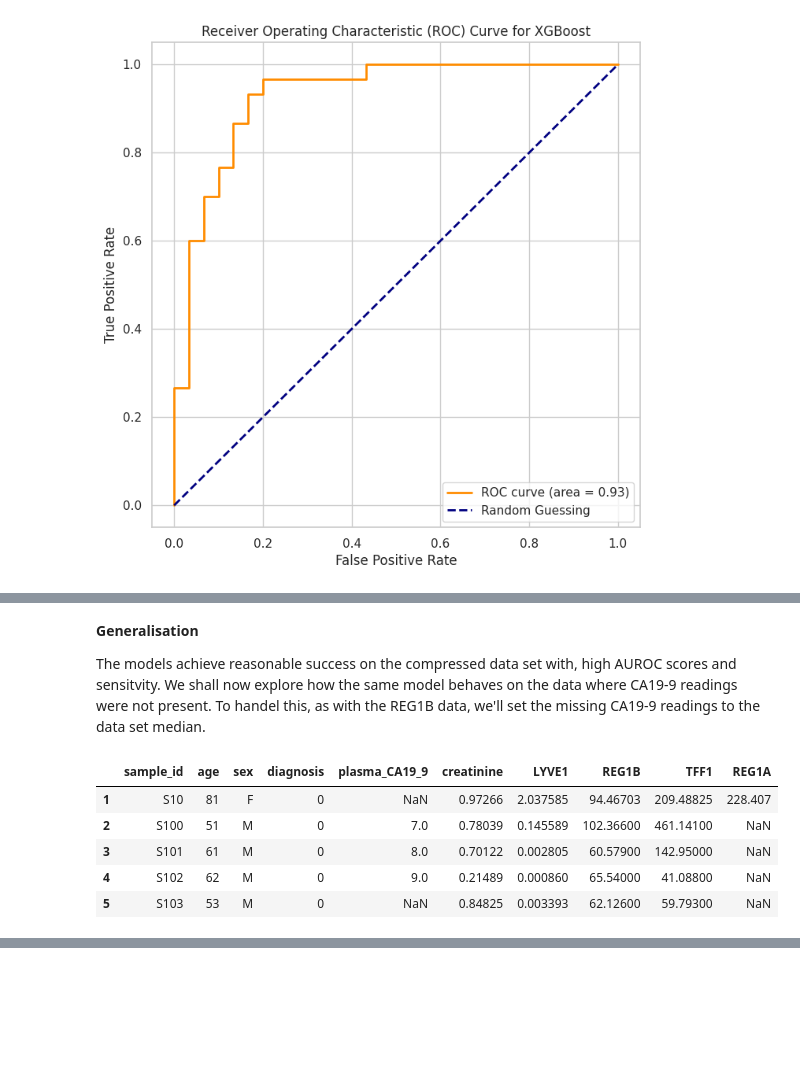
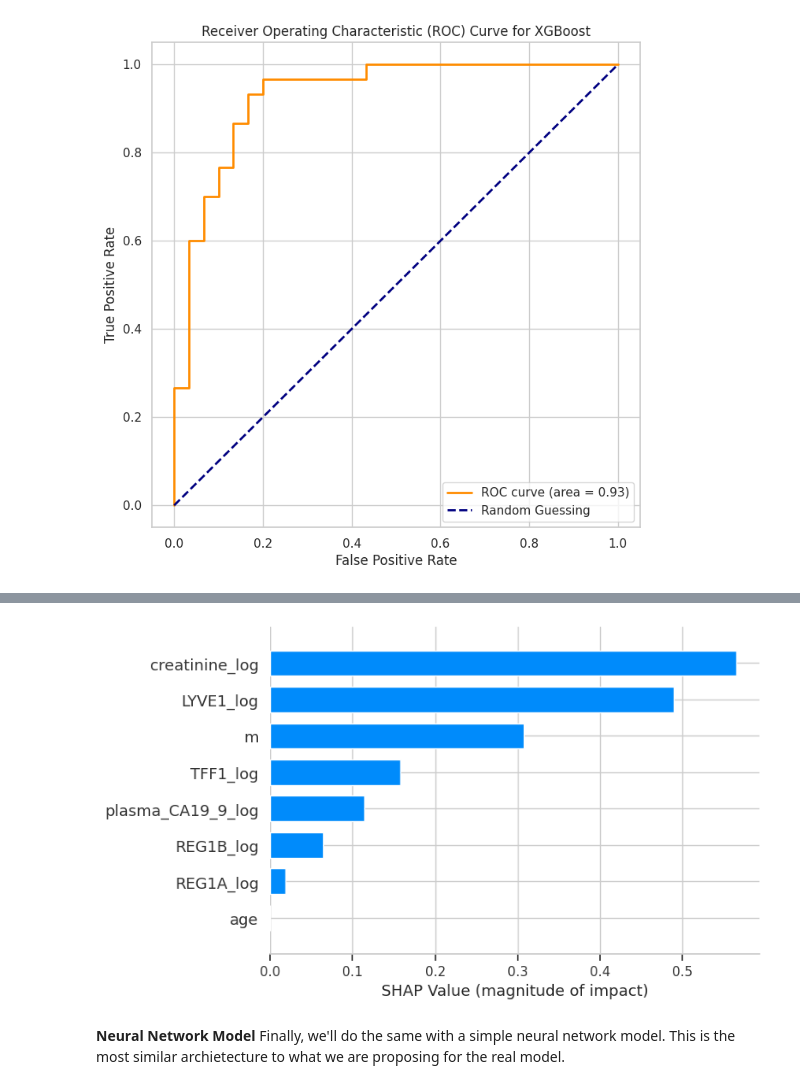
Before and after one commit to reubenleyland/3YPpancan, a Jupyter notebook: pancreatic-cancer-risk-factor.ipynb, the cells around one changed output, grey strips where cells are left out. Cells and saved outputs as stored; diff of their text form; code cells hidden in the pictures; blank space fills up the shorter version.

```diff
--- a/pancreatic-cancer-risk-factor.ipynb
+++ b/pancreatic-cancer-risk-factor.ipynb
@@ -782,14 +774,23 @@ plt.show()
-# %% [markdown]
-**Generalisation**
-
-The models achieve reasonable success on the compressed data set with, high AUROC scores and sensitvity. We shall now explore how the same model behaves on the data where CA19-9 readings were not present. To handel this, as with the REG1B data, we'll set the missing CA19-9 readings to the data set median.
-# %%
-## display the larger data set
-data.head()
-# %% [output]
-|  | sample_id | age | sex | diagnosis | plasma_CA19_9 | creatinine | LYVE1 | REG1B | TFF1 | REG1A |
-| 1 | S10 | 81 | F | 0 | NaN | 0.97266 | 2.037585 | 94.46703 | 209.48825 | 228.407 |
-| 2 | S100 | 51 | M | 0 | 7.0 | 0.78039 | 0.145589 | 102.36600 | 461.14100 | NaN |
-| 3 | S101 | 61 | M | 0 | 8.0 | 0.70122 | 0.002805 | 60.57900 | 142.95000 | NaN |
-| 4 | S102 | 62 | M | 0 | 9.0 | 0.21489 | 0.000860 | 65.54000 | 41.08800 | NaN |
-| 5 | S103 | 53 | M | 0 | NaN | 0.84825 | 0.003393 | 62.12600 | 59.79300 | NaN |
+# %%
+ #Create the explainer
+explainer = shap.Explainer(xgb_classifier, X_train)
+
+# Get SHAP values
+shap_values = explainer.shap_values(X_test)
+
+# Get feature importance order
+feature_importance = np.abs(shap_values).mean(axis=0)
+feature_order = np.argsort(feature_importance)[::-1]
+sorted_feature_names = X_test.columns[feature_order]
+
+# Plot the SHAP summary plot for all features
+plt.figure(figsize=(10, 9))
+shap.summary_plot(shap_values[:, feature_order], X_test[sorted_feature_names], feature_names=sorted_feature_names, plot_type='bar', show=False)
+
+
+plt.xlabel('SHAP Value (magnitude of impact)')
+plt.savefig('SHAP_XGB.png')
+
+# Show the plot
+plt.show()
+# %% [output]
@@ -795,0 +798,4 @@ data.head()
+[figure, added]
+# %% [markdown]
+**Neural Network Model**
+Finally, we'll do the same  with a simple neural network model. This is the most similar archietecture to what we are proposing for the real model.
```
Also changed, not shown: parts of 13 cells of this notebook.
